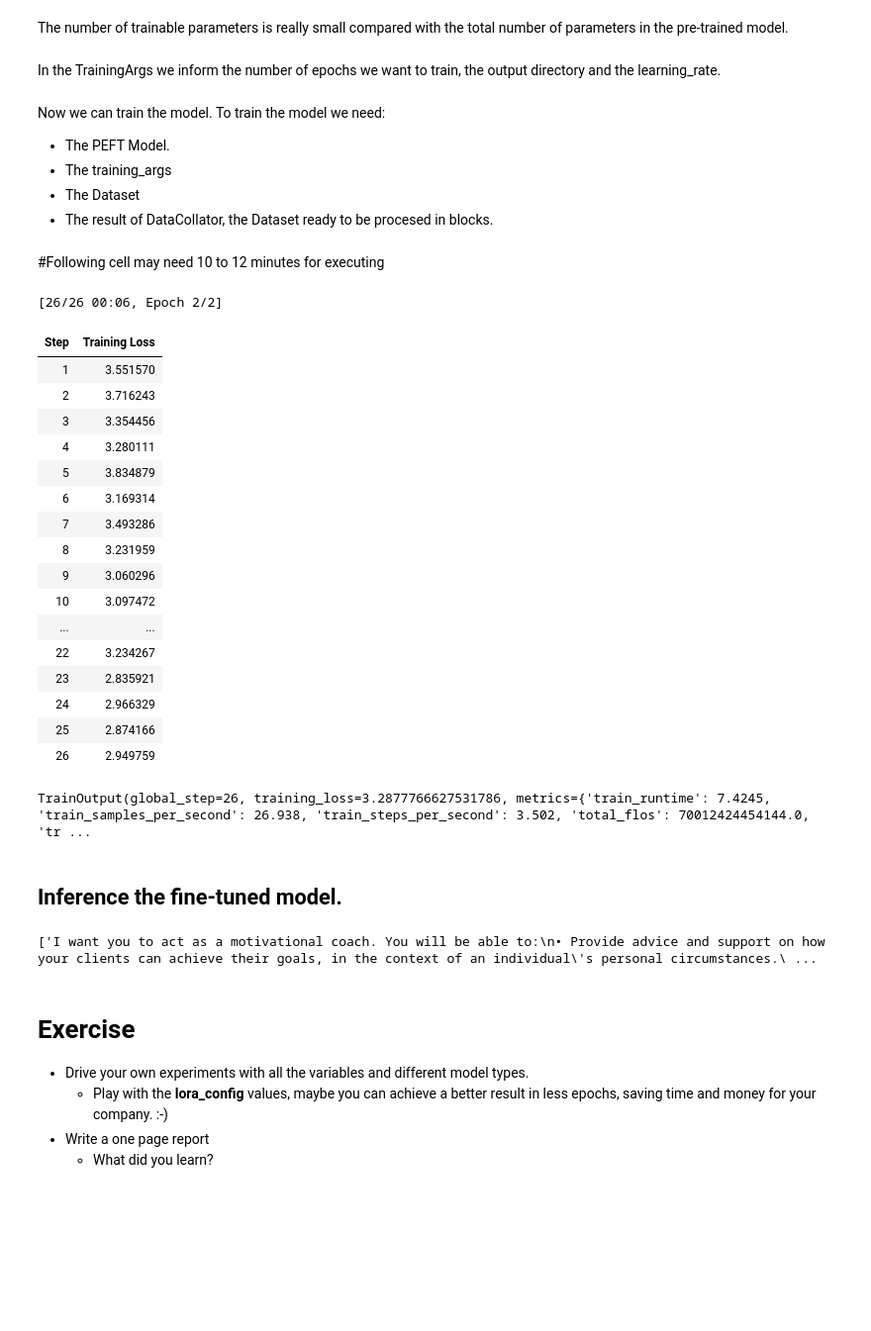
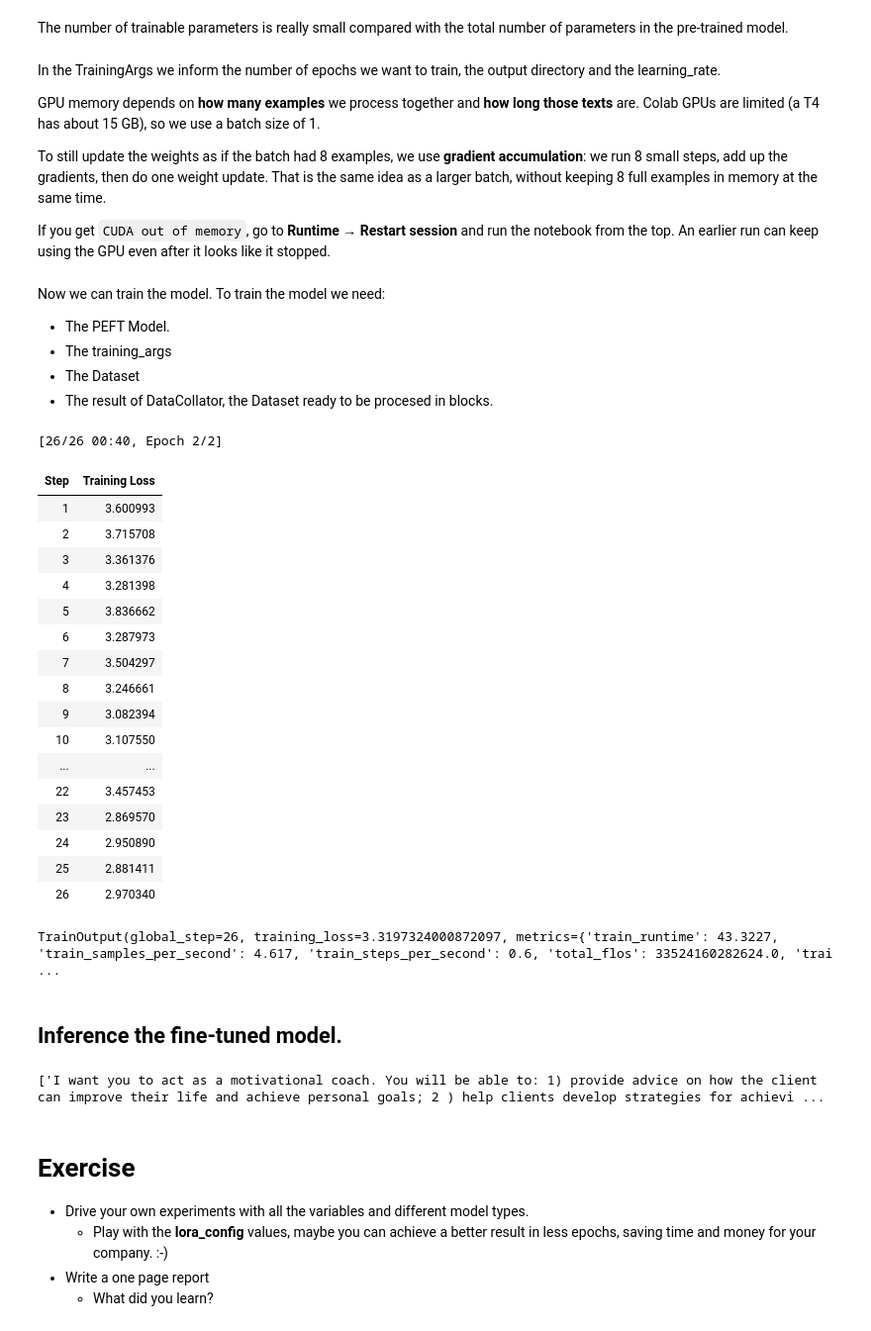
Before and after one commit to ironhack-rmt-AI-student-materials/ai_eng_lesson_templates, a Jupyter notebook: M_Transfer_Learning/2C_Tejal_2_lab_lora.ipynb, the cells around one changed output. Shown at 99% size. Cells and saved outputs as stored; diff of their text form; code cells hidden in the pictures; blank space fills up the shorter version.

Commit message:
update LORA notebook C, so it runs on Colab current version

```diff
--- a/M_Transfer_Learning/2C_Tejal_2_lab_lora.ipynb
+++ b/M_Transfer_Learning/2C_Tejal_2_lab_lora.ipynb
@@ -122,7 +133,8 @@ from datasets import load_dataset
 data = load_dataset("fka/awesome-chatgpt-prompts")
 
 def tokenize_function(samples):
-    return tokenizer(samples["prompt"], truncation=True, max_length=512)
+    # Long texts use more GPU memory. We cut each prompt to 256 tokens so training can fit on Colab.
+    return tokenizer(samples["prompt"], truncation=True, max_length=256)
 
 data = data.map(tokenize_function, batched=True)
 train_sample = data["train"].select(range(100))
@@ -177,13 +189,21 @@ working_dir = './'
 output_directory = os.path.join(working_dir, "peft_lab_outputs")
 # %% [markdown]
 In the TrainingArgs we inform the number of epochs we want to train, the output directory and the learning_rate.
+
+GPU memory depends on **how many examples** we process together and **how long those texts** are. Colab GPUs are limited (a T4 has about 15 GB), so we use a batch size of 1.
+
+To still update the weights as if the batch had 8 examples, we use **gradient accumulation**: we run 8 small steps, add up the gradients, then do one weight update. That is the same idea as a larger batch, without keeping 8 full examples in memory at the same time.
+
+If you get `CUDA out of memory`, go to **Runtime → Restart session** and run the notebook from the top. An earlier run can keep using the GPU even after it looks like it stopped.
 # %%
 from transformers import TrainingArguments
 
 training_args = TrainingArguments(
     output_dir="./results",
     num_train_epochs=2,
-    per_device_train_batch_size=8,
+    per_device_train_batch_size=1,          # one example at a time so we do not run out of GPU memory
+    gradient_accumulation_steps=8,          # add gradients over 8 steps, then update (like batch size 8)
+    gradient_checkpointing=True,            # save memory: recompute some values during backpropagation instead of storing all of them
     logging_steps=1,
     learning_rate=2e-4,
     report_to="none",
@@ -199,42 +219,64 @@ To train the model we need:
 *   The training_args
 * The Dataset
 * The result of DataCollator, the Dataset ready to be procesed in blocks.
-# %% [markdown]
-#Following cell may need 10 to 12 minutes for executing
 # %%
+
+#
+#
+# Model training step.
+#
+# This cell will take some time to complete (typically ~20 minutes on a T4) ⚠️⚠️
+#
+# Training can be time-consuming, even with GPU acceleration. This is one of
+# the reasons parameter-efficient fine-tuning methods such as LoRA are used:
+# they reduce memory usage and computational requirements by training only a
+# small number of additional parameters.
+#
+#
+
+
 import transformers
 from transformers import Trainer
+
+# LoRA keeps the original model frozen and only trains a few extra weights.
+# This line is needed so backpropagation still works when gradient checkpointing is on.
+peft_model.enable_input_require_grads()
+
+# Free GPU memory from the generation we ran earlier, before training starts.
+gc.collect()
+if torch.cuda.is_available():
+    torch.cuda.empty_cache()
 
 data_collator = transformers.DataCollatorForLanguageModeling(tokenizer=tokenizer, mlm=False)
 
 trainer = Trainer(
     model=peft_model,
     args=training_args,
     train_dataset=train_sample,
     data_collator=data_collator
 )
 
 trainer.train()
 # %% [output]
-[26/26 00:06, Epoch 2/2]
+[26/26 00:40, Epoch 2/2]
 | Step | Training Loss |
-| 1 | 3.551570 |
-| 2 | 3.716243 |
-| 3 | 3.354456 |
-| 4 | 3.280111 |
-| 5 | 3.834879 |
-| 6 | 3.169314 |
-| 7 | 3.493286 |
-| 8 | 3.231959 |
-| 9 | 3.060296 |
-| 10 | 3.097472 |
+| 1 | 3.600993 |
+| 2 | 3.715708 |
+| 3 | 3.361376 |
+| 4 | 3.281398 |
+| 5 | 3.836662 |
+| 6 | 3.287973 |
+| 7 | 3.504297 |
+| 8 | 3.246661 |
+| 9 | 3.082394 |
+| 10 | 3.107550 |
 | ... | ... |
-| 22 | 3.234267 |
-| 23 | 2.835921 |
-| 24 | 2.966329 |
-| 25 | 2.874166 |
-| 26 | 2.949759 |
+| 22 | 3.457453 |
+| 23 | 2.869570 |
+| 24 | 2.950890 |
+| 25 | 2.881411 |
+| 26 | 2.970340 |
-TrainOutput(global_step=26, training_loss=3.2877766627531786, metrics={'train_runtime': 7.4245, 'train_samples_per_second': 26.938, 'train_steps_per_second': 3.502, 'total_flos': 70012424454144.0, 'tr ...
+TrainOutput(global_step=26, training_loss=3.3197324000872097, metrics={'train_runtime': 43.3227, 'train_samples_per_second': 4.617, 'train_steps_per_second': 0.6, 'total_flos': 33524160282624.0, 'trai ...
 # %%
 #Save the model.
 peft_model_path = os.path.join(output_directory, "lora_model")
@@ -250,7 +292,7 @@ input_sentences = tokenizer("I want you to act as a motivational coach", return_
 outputs = get_outputs(loaded_model, input_sentences, max_new_tokens=100)
 print(tokenizer.batch_decode(outputs, skip_special_tokens=True))
 # %% [output]
-['I want you to act as a motivational coach. You will be able to:\n• Provide advice and support on how your clients can achieve their goals, in the context of an individual\'s personal circumstances.\ ...
+['I want you to act as a motivational coach. You will be able to: 1) provide advice on how the client can improve their life and achieve personal goals; 2 ) help clients develop strategies for achievi ...
 # %% [markdown]
 # Exercise
 
```
Also changed, not shown: parts of 2 cells of this notebook.
